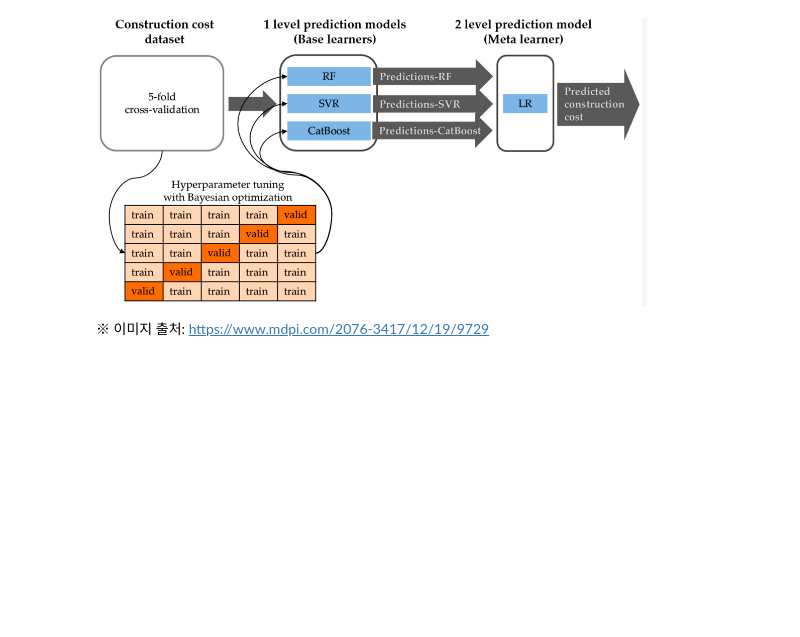
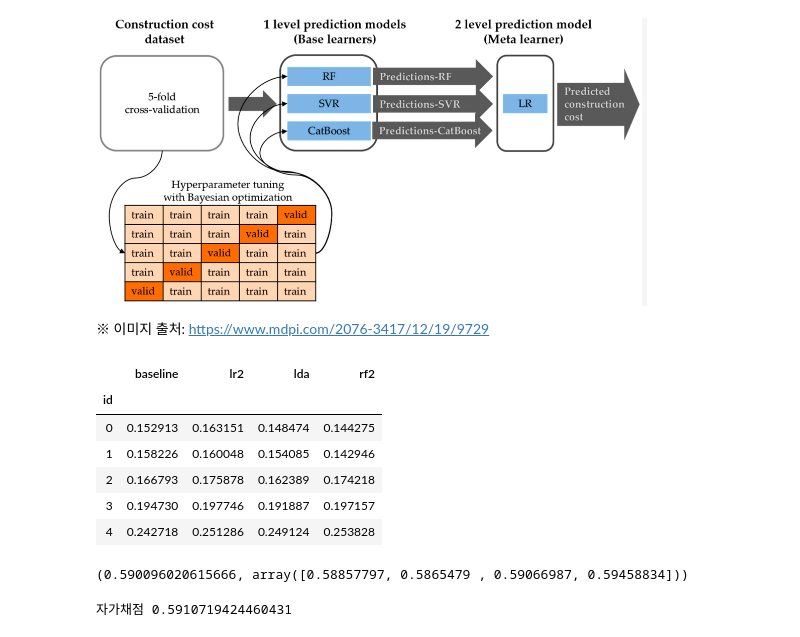
Before and after one commit to sunkusun9/DS_lv3_2507_1, a Jupyter notebook: sec_ds_lv3_prob1_kaggle.ipynb, the cells around one changed output. Saved outputs shown, nothing was run; the diff lists cells and outputs as text; code cells hidden in the pictures; blank space fills up the shorter version.

Commit message:
Day2 kaggle 문제 풀이 올립니다.

```diff
--- a/sec_ds_lv3_prob1_kaggle.ipynb
+++ b/sec_ds_lv3_prob1_kaggle.ipynb
@@ -320,11 +541,42 @@ LDA + Baseline
 # %%
 # 1단계: Cross Validation 예측결과를 모아 메타 모델 학습을 위한 데이터셋을 만듭니다.
 from sklearn.model_selection import cross_val_predict
+model_list = [
+    ('baseline', clf_lr),
+    ('lr2', clf_lr2),
+    ('lda', clf_lda),
+    ('rf2', clf_rf2)
+]
+
+df_cv = pd.concat([
+    pd.Series(
+        cross_val_predict(
+            clf, df_train[X_all], df_train['failure'], groups = df_train['product_code'], cv = gkf, method = 'predict_proba'
+        )[:, 1] , index = df_train.index, name = name
+    )
+    for name, clf in model_list
+], axis = 1)
+df_cv.head()
+# %% [output]
+|  | baseline | lr2 | lda | rf2 |
+| id |  |  |  |  |
+| 0 | 0.152913 | 0.163151 | 0.148474 | 0.144275 |
+| 1 | 0.158226 | 0.160048 | 0.154085 | 0.142946 |
+| 2 | 0.166793 | 0.175878 | 0.162389 | 0.174218 |
+| 3 | 0.194730 | 0.197746 | 0.191887 | 0.197157 |
+| 4 | 0.242718 | 0.251286 | 0.249124 | 0.253828 |
 # %%
 # 메타 모델을 검증을 해봅니다.
 from sklearn.linear_model import LogisticRegression
 from sklearn.model_selection import cross_val_score
 
 # 메타 모델은 Logistic Regression을 사용해 봅니다.
+clf_meta = LogisticRegression(solver = 'lbfgs')
+cv_results = cross_val_score(
+    clf_meta, df_cv, df_train['failure'], groups = df_train['product_code'], cv = gkf, scoring = 'roc_auc'
+)
+np.mean(cv_results), cv_results
+# %% [output]
+(0.590096020615666, array([0.58857797, 0.5865479 , 0.59066987, 0.59458834]))
 # %%
 # 2단계 기반 모델을 학습 시키고, 예측하여 meta 모델의 데이터셋을 구성합니다.
@@ -331,2 +590,8 @@ from sklearn.model_selection import cross_val_score
 # %%
-# 메타 모델을 df_oof로 학습 시키고, 테스트 메타 모델 데이터로 예측을 합니다.
+# 메타 모델을 df_cv로 학습 시키고, 테스트 메타 모델 데이터로 예측을 합니다.
+print("자가채점", roc_auc_score(
+    s_kaggle,
+    clf_meta.fit(df_cv, df_train['failure']).predict_proba(df_meta_test)[:, 1]
+))
+# %% [output]
+자가채점 0.5910719424460431
```
Also changed, not shown: parts of 38 cells of this notebook.
